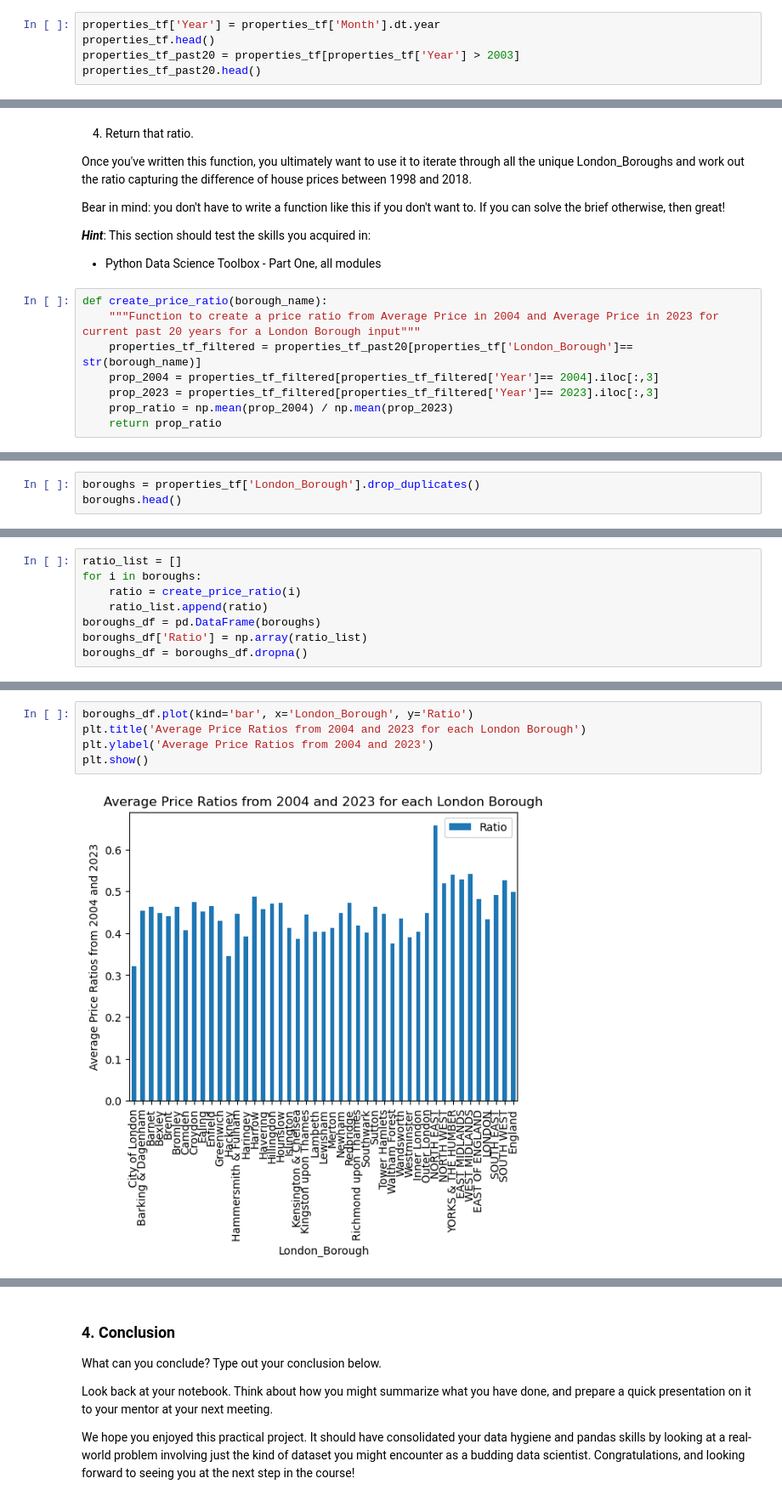
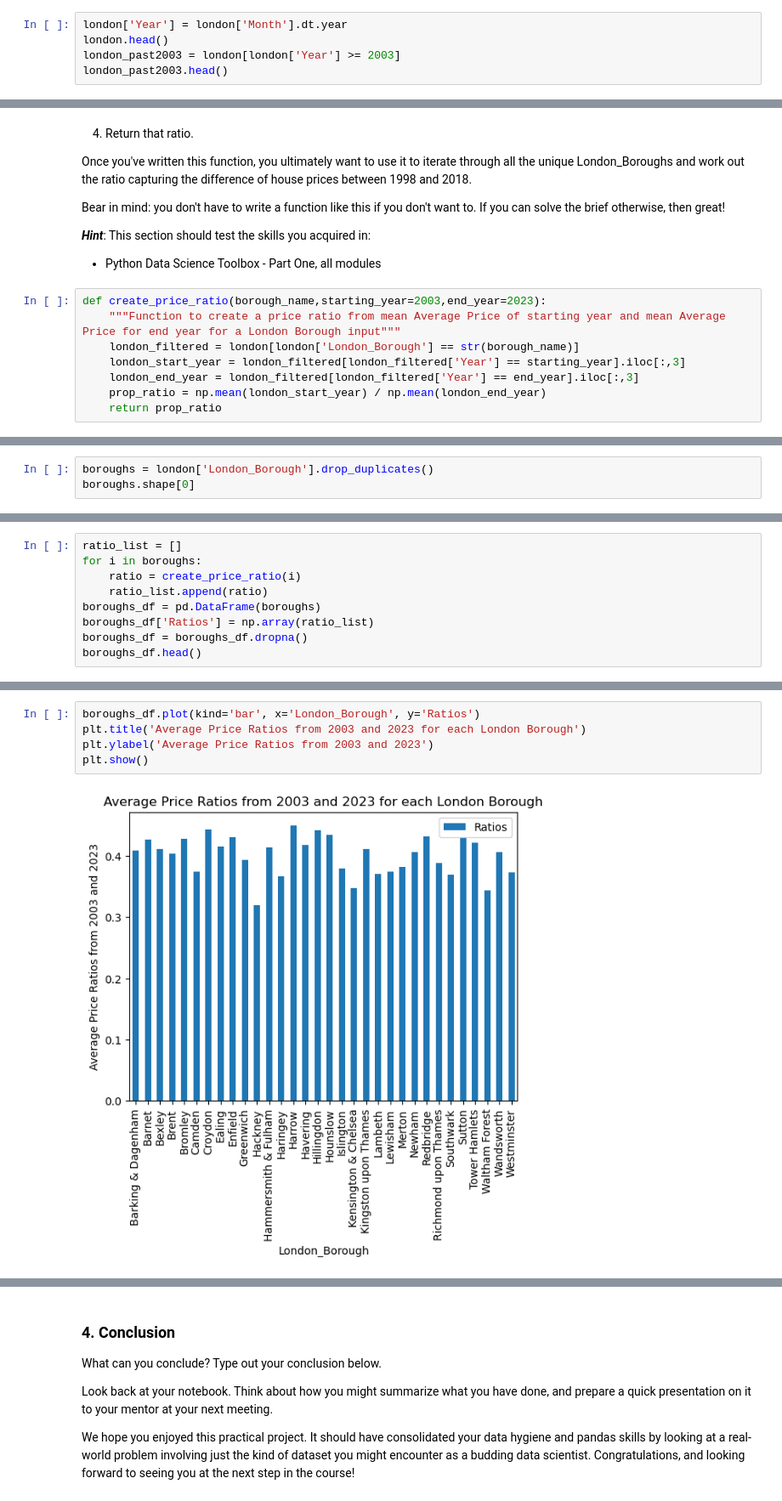
Before and after one commit to tpoozhikala/Springboard, a Jupyter notebook: UK_House_Prices_Challenge/Unit_4_Challenge_-_Tier_3.ipynb, the cells around one changed output, grey strips where cells are left out. Shown at 85% size. Saved outputs shown, nothing was run; the diff lists cells and outputs as text.

Commit message:
Updated File to access correct Borough data and optimize create_price_ratio function

```diff
--- a/UK_House_Prices_Challenge/Unit_4_Challenge_-_Tier_3.ipynb
+++ b/UK_House_Prices_Challenge/Unit_4_Challenge_-_Tier_3.ipynb
@@ -289,8 +299,8 @@ To this end, you *could* apply a ***lambda function***. Your logic could work as
 
 Whether you go ahead with this is up to you. Just so long as you answer our initial brief: which boroughs of London have seen the greatest house price increase, on average, over the past two decades?
 # %%
-properties_tf['Year'] = properties_tf['Month'].dt.year
-properties_tf.head()
-properties_tf_past20 = properties_tf[properties_tf['Year'] > 2003]
-properties_tf_past20.head()
+london['Year'] = london['Month'].dt.year
+london.head()
+london_past2003 = london[london['Year'] >= 2003]
+london_past2003.head()
 # %% [output]
@@ -320,12 +335,12 @@ Bear in mind: you don't have to write a function like this if you don't want to.
 ***Hint***: This section should test the skills you acquired in:
 - Python Data Science Toolbox - Part One, all modules
 # %%
-def create_price_ratio(borough_name):
-    """Function to create a price ratio from Average Price in 2004 and Average Price in 2023 for current past 20 years for a London Borough input"""
-    properties_tf_filtered = properties_tf_past20[properties_tf['London_Borough']== str(borough_name)]
-    prop_2004 = properties_tf_filtered[properties_tf_filtered['Year']== 2004].iloc[:,3]
-    prop_2023 = properties_tf_filtered[properties_tf_filtered['Year']== 2023].iloc[:,3]
-    prop_ratio = np.mean(prop_2004) / np.mean(prop_2023)
+def create_price_ratio(borough_name,starting_year=2003,end_year=2023):
+    """Function to create a price ratio from mean Average Price of starting year and mean Average Price for end year for a London Borough input"""
+    london_filtered = london[london['London_Borough'] == str(borough_name)]
+    london_start_year = london_filtered[london_filtered['Year'] == starting_year].iloc[:,3]
+    london_end_year = london_filtered[london_filtered['Year'] == end_year].iloc[:,3]
+    prop_ratio = np.mean(london_start_year) / np.mean(london_end_year)
     return prop_ratio
 # %%
 create_price_ratio('Camden')
@@ -334,4 +349,4 @@ create_price_ratio('Camden')
 # %%
-boroughs = properties_tf['London_Borough'].drop_duplicates()
-boroughs.head()
+boroughs = london['London_Borough'].drop_duplicates()
+boroughs.shape[0]
 # %% [output]
@@ -347,5 +357,6 @@ for i in boroughs:
     ratio = create_price_ratio(i)
     ratio_list.append(ratio)
 boroughs_df = pd.DataFrame(boroughs)
-boroughs_df['Ratio'] = np.array(ratio_list)
+boroughs_df['Ratios'] = np.array(ratio_list)
 boroughs_df = boroughs_df.dropna()
+boroughs_df.head()
@@ -352,8 +370,8 @@ boroughs_df = boroughs_df.dropna()
 # %%
-boroughs_df.plot(kind='bar', x='London_Borough', y='Ratio')
-plt.title('Average Price Ratios from 2004 and 2023 for each London Borough')
-plt.ylabel('Average Price Ratios from 2004 and 2023')
+boroughs_df.plot(kind='bar', x='London_Borough', y='Ratios')
+plt.title('Average Price Ratios from 2003 and 2023 for each London Borough')
+plt.ylabel('Average Price Ratios from 2003 and 2023')
 plt.show()
 # %% [output]
-[figure, old version]
+[figure, new version]
 # %%
```
Also changed, not shown: parts of 11 cells of this notebook.
